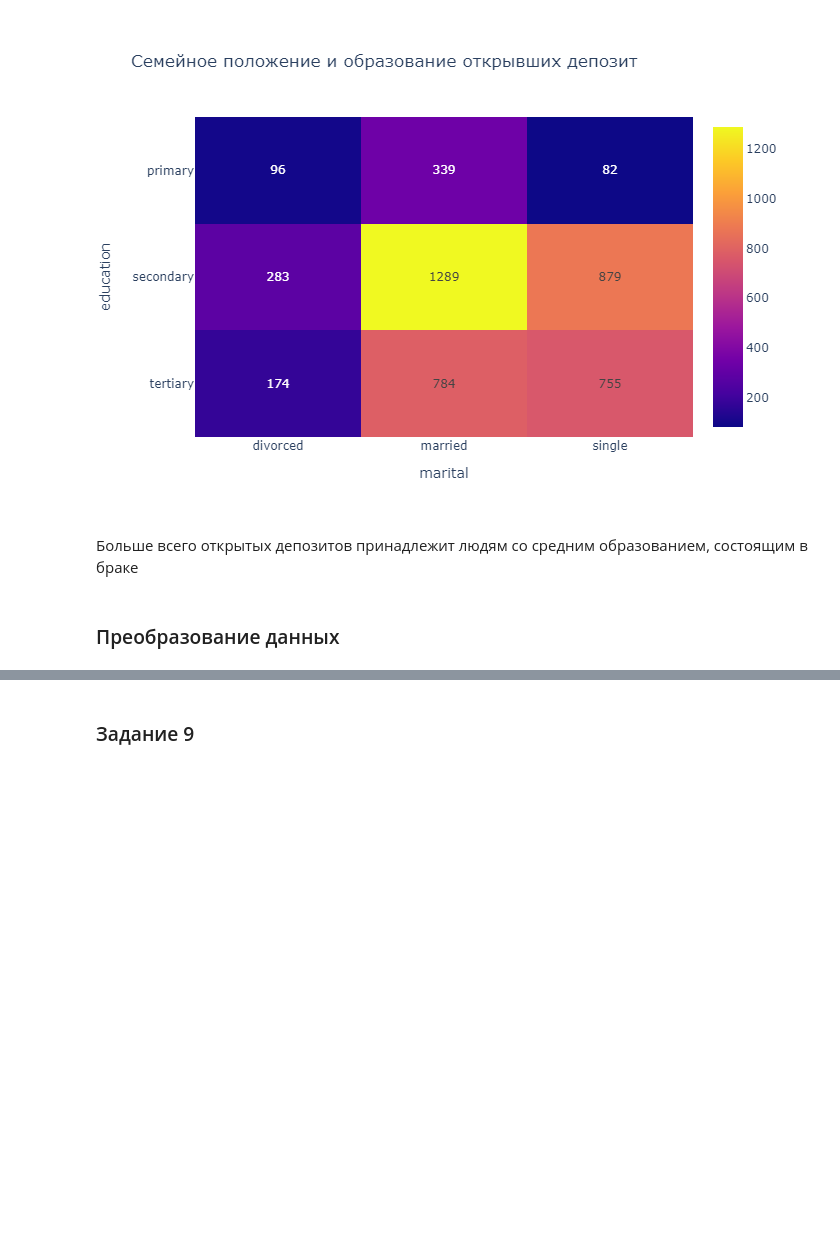
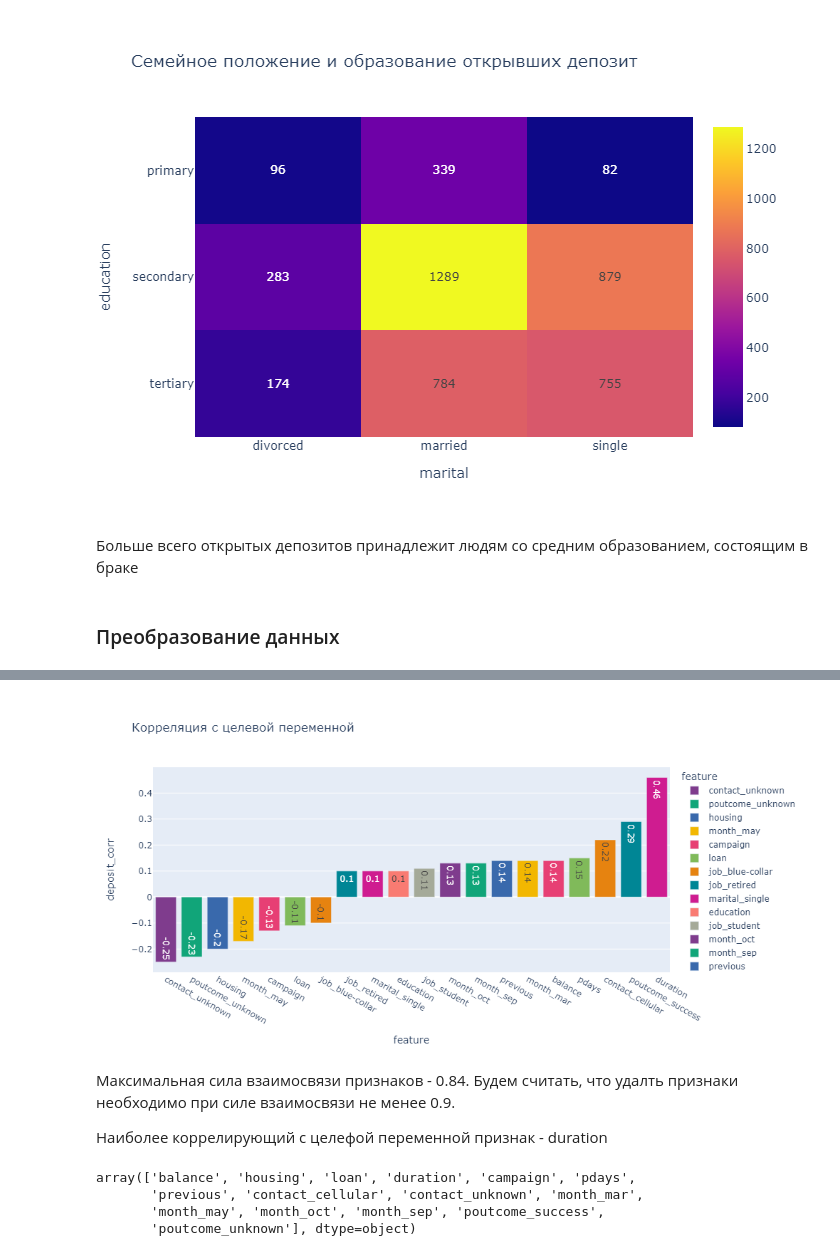
Before and after one commit to MazepaYuliya/SF_DS_3_0, a Jupyter notebook: project_4/deposit_prediction.ipynb, the cells around one changed output, grey strips where cells are left out. Drawn from its saved outputs; the diff is of its cells as text; code cells hidden in the pictures; blank space fills up the shorter version.

```diff
--- a/project_4/deposit_prediction.ipynb
+++ b/project_4/deposit_prediction.ipynb
@@ -406,3 +415,27 @@ fig.show("png")
+# %%
+correlations = round(df.corr()['deposit'].drop('deposit'), 2)
+correlations = correlations.reset_index().sort_values(by='deposit')
+correlations.rename(columns={'index': 'feature', 'deposit': 'deposit_corr'}, inplace=True)
+correlations = correlations[(correlations['deposit_corr'] >0.09) | (correlations['deposit_corr'] <-0.09)]
+
+fig = px.bar(
+    data_frame=correlations,
+    x='feature',
+    y='deposit_corr',
+    title='Корреляция с целевой переменной',
+    text='deposit_corr',
+    color='feature',
+    height=500,
+    width=1000,
+    color_discrete_sequence=px.colors.qualitative.Bold,
+)
+fig.show("png")
+# %% [output]
+[figure, added]
+# %% [markdown]
+Максимальная сила взаимосвязи признаков - 0.84. Будем считать, что удалть признаки необходимо при силе взаимосвязи не менее 0.9.
+
+Наиболее коррелирующий с целефой переменной признак - duration
 # %%
 X = df.drop(['deposit'], axis=1)
 y = df['deposit']
@@ -413,4 +444,11 @@ X_train, X_test, y_train, y_test = train_test_split(X, y, stratify=y, random_sta
-# %% [markdown]
-### Задание 9
 # %%
-# с помощью SelectKBest отберите 15 наиболее подходящих признаков
+selector = SelectKBest(f_classif, k=15)
+selector.fit(X_train, y_train)
+
+columns = selector.get_feature_names_out()
+columns
+# %% [output]
+array(['balance', 'housing', 'loan', 'duration', 'campaign', 'pdays',
+       'previous', 'contact_cellular', 'contact_unknown', 'month_mar',
+       'month_may', 'month_oct', 'month_sep', 'poutcome_success',
+       'poutcome_unknown'], dtype=object)
```
Also changed, not shown: parts of 44 cells of this notebook, 17 other files.
